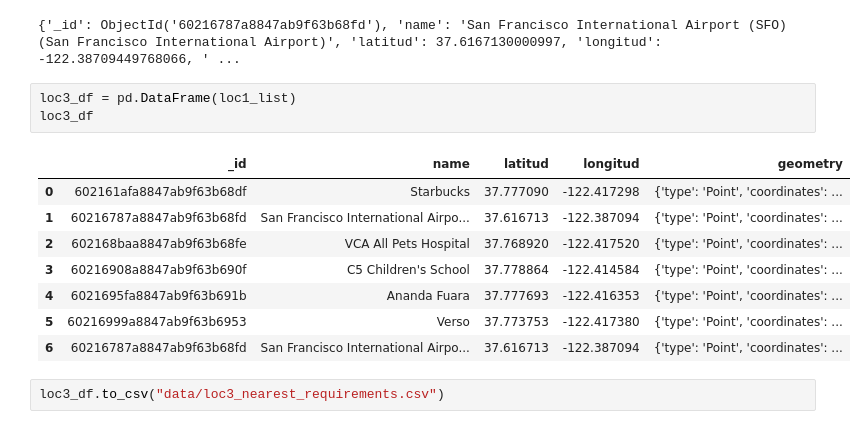
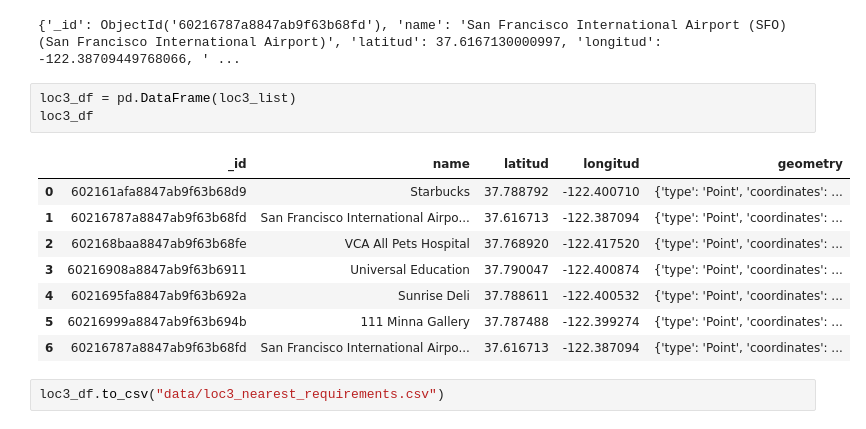
Before and after one commit to Fominayasg/geospatial-data-project, a Jupyter notebook: 04_nearest_services.ipynb, the cells around one changed output. Saved outputs shown, nothing was run; the diff lists cells and outputs as text.

```diff
--- a/04_nearest_services.ipynb
+++ b/04_nearest_services.ipynb
@@ -240,16 +243,16 @@ loc3_list.append(x)
 # %% [output]
 {'_id': ObjectId('60216787a8847ab9f63b68fd'), 'name': 'San Francisco International Airport (SFO) (San Francisco International Airport)', 'latitud': 37.6167130000997, 'longitud': -122.38709449768066, ' ...
 # %%
-loc3_df = pd.DataFrame(loc1_list)
+loc3_df = pd.DataFrame(loc3_list)
 loc3_df
 # %% [output]
 |  | _id | name | latitud | longitud | geometry |
-| 0 | 602161afa8847ab9f63b68df | Starbucks | 37.777090 | -122.417298 | {'type': 'Point', 'coordinates': ... |
+| 0 | 602161afa8847ab9f63b68d9 | Starbucks | 37.788792 | -122.400710 | {'type': 'Point', 'coordinates': ... |
 | 1 | 60216787a8847ab9f63b68fd | San Francisco International Airpo... | 37.616713 | -122.387094 | {'type': 'Point', 'coordinates': ... |
 | 2 | 602168baa8847ab9f63b68fe | VCA All Pets Hospital | 37.768920 | -122.417520 | {'type': 'Point', 'coordinates': ... |
-| 3 | 60216908a8847ab9f63b690f | C5 Children's School | 37.778864 | -122.414584 | {'type': 'Point', 'coordinates': ... |
-| 4 | 6021695fa8847ab9f63b691b | Ananda Fuara | 37.777693 | -122.416353 | {'type': 'Point', 'coordinates': ... |
-| 5 | 60216999a8847ab9f63b6953 | Verso | 37.773753 | -122.417380 | {'type': 'Point', 'coordinates': ... |
+| 3 | 60216908a8847ab9f63b6911 | Universal Education | 37.790047 | -122.400874 | {'type': 'Point', 'coordinates': ... |
+| 4 | 6021695fa8847ab9f63b692a | Sunrise Deli | 37.788611 | -122.400532 | {'type': 'Point', 'coordinates': ... |
+| 5 | 60216999a8847ab9f63b694b | 111 Minna Gallery | 37.787488 | -122.399274 | {'type': 'Point', 'coordinates': ... |
 | 6 | 60216787a8847ab9f63b68fd | San Francisco International Airpo... | 37.616713 | -122.387094 | {'type': 'Point', 'coordinates': ... |
 # %%
 loc3_df.to_csv("data/loc3_nearest_requirements.csv")
```
Also changed, not shown: parts of 11 cells of this notebook, 3 other files.
